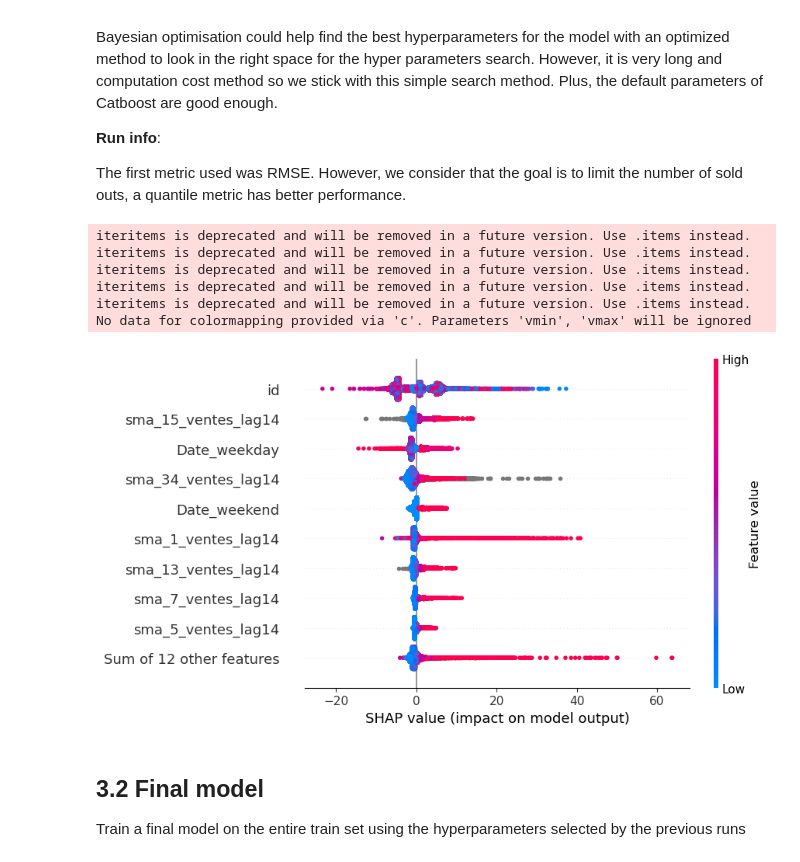
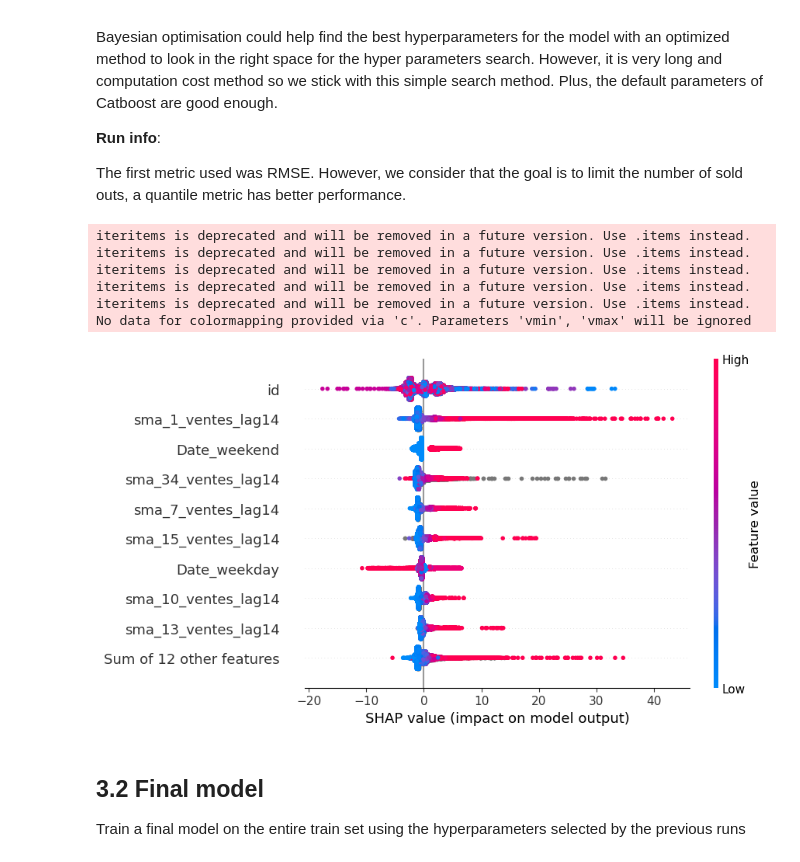
Before and after one commit to BWallyn/demand-forecast, a Jupyter notebook: notebooks/2-train-model.ipynb, the cells around one changed output. Saved outputs shown, nothing was run; the diff lists cells and outputs as text; code cells hidden in the pictures.

```diff
--- a/notebooks/2-train-model.ipynb
+++ b/notebooks/2-train-model.ipynb
@@ -116,26 +114,26 @@ The first metric used was RMSE. However, we consider that the goal is to limit t
 # %%
 params = {
     "iterations": 1000,
-    "depth": 7,
+    "depth": 5,
     # "loss_function": "RMSE",
-    "loss_function": "Quantile:alpha=0.95",
+    "loss_function": "Quantile:alpha=0.75",
     # "learning_rate": 0.07,
     "early_stopping_rounds": 100,
 }
 
 model, pred_train, pred_valid = train_model_cv_mlflow(
     list_train_valid=list_train_valid,
     feat_cat=feat_cat, plot_training=False, verbose=0,
     **params
 )
 # %% [output]
 iteritems is deprecated and will be removed in a future version. Use .items instead.
 iteritems is deprecated and will be removed in a future version. Use .items instead.
 iteritems is deprecated and will be removed in a future version. Use .items instead.
 iteritems is deprecated and will be removed in a future version. Use .items instead.
 iteritems is deprecated and will be removed in a future version. Use .items instead.
 No data for colormapping provided via 'c'. Parameters 'vmin', 'vmax' will be ignored
-[figure, old version]
+[figure, new version]
 # %% [markdown]
 ## 3.2 Final model
 
```
Also changed, not shown: parts of 2 cells of this notebook.
